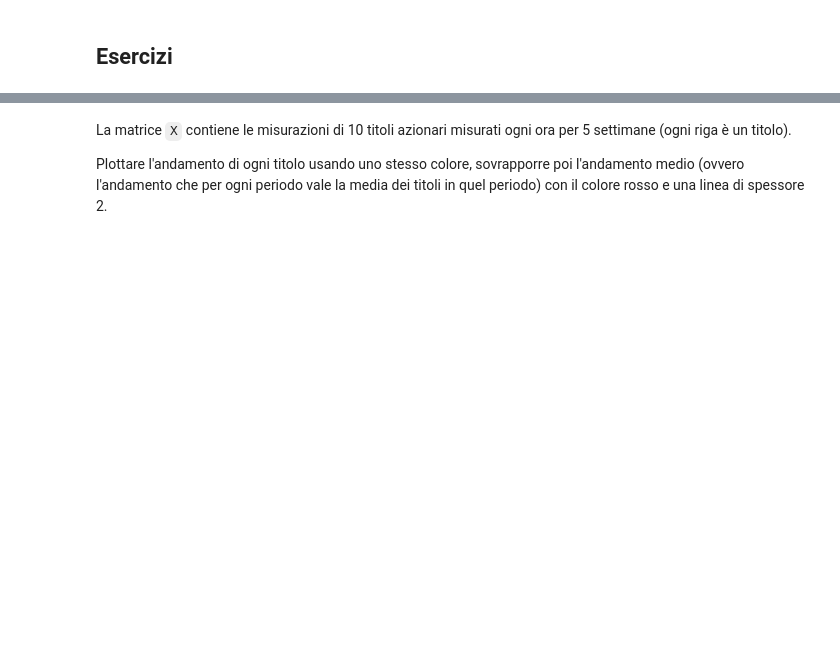
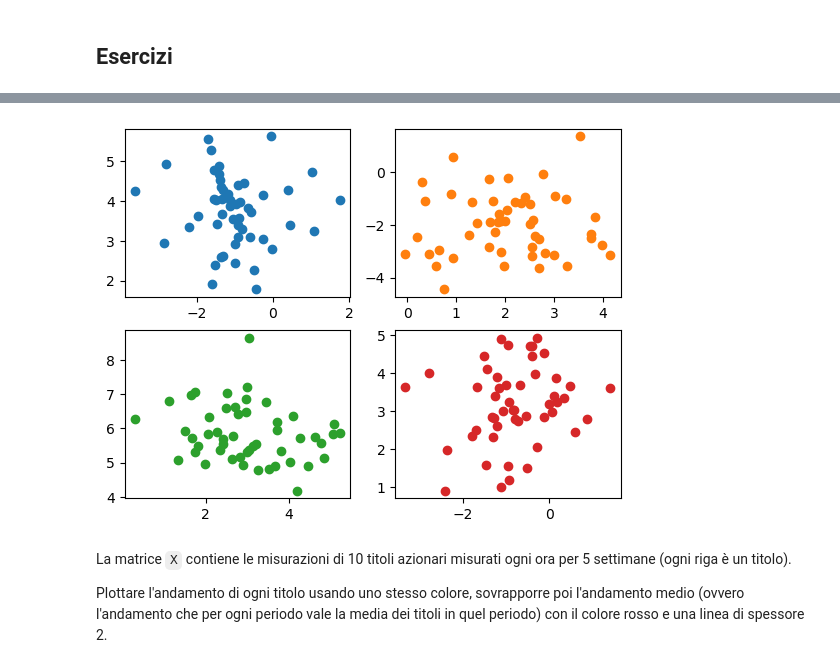
Before and after one commit to jb-sharp/stat4bigdata, a Jupyter notebook: Lezione 8/08-1-matplotlib.ipynb, the cells around one changed output, grey strips where cells are left out. Saved outputs shown, nothing was run; the diff lists cells and outputs as text; code cells hidden in the pictures; blank space fills up the shorter version.

```diff
--- a/Lezione 8/08-1-matplotlib.ipynb
+++ b/Lezione 8/08-1-matplotlib.ipynb
@@ -206,3 +282,14 @@ Evidenziare i gruppi con colori diversi, mettendo in evidenza la media campionar
+# %%
+## Quattro assi
+## Un solo asse
+fig, ax = plt.subplots(2, 2)
+ax[0,0].scatter(x = c1[0, :], y = c1[1, :], color = "C0")
+ax[0,1].scatter(x = c2[0, :], y = c2[1, :], color = "C1")
+ax[1,0].scatter(x = c3[0, :], y = c3[1, :], color = "C2")
+ax[1,1].scatter(x = c4[0, :], y = c4[1, :], color = "C3")
+plt.show()
+# %% [output]
+[figure, added]
 # %% [markdown]
 La matrice `X` contiene le misurazioni di 10 titoli azionari misurati ogni ora per 5 settimane (ogni riga è un titolo).
 
```
Also changed, not shown: parts of 27 cells of this notebook, 1 other file.
